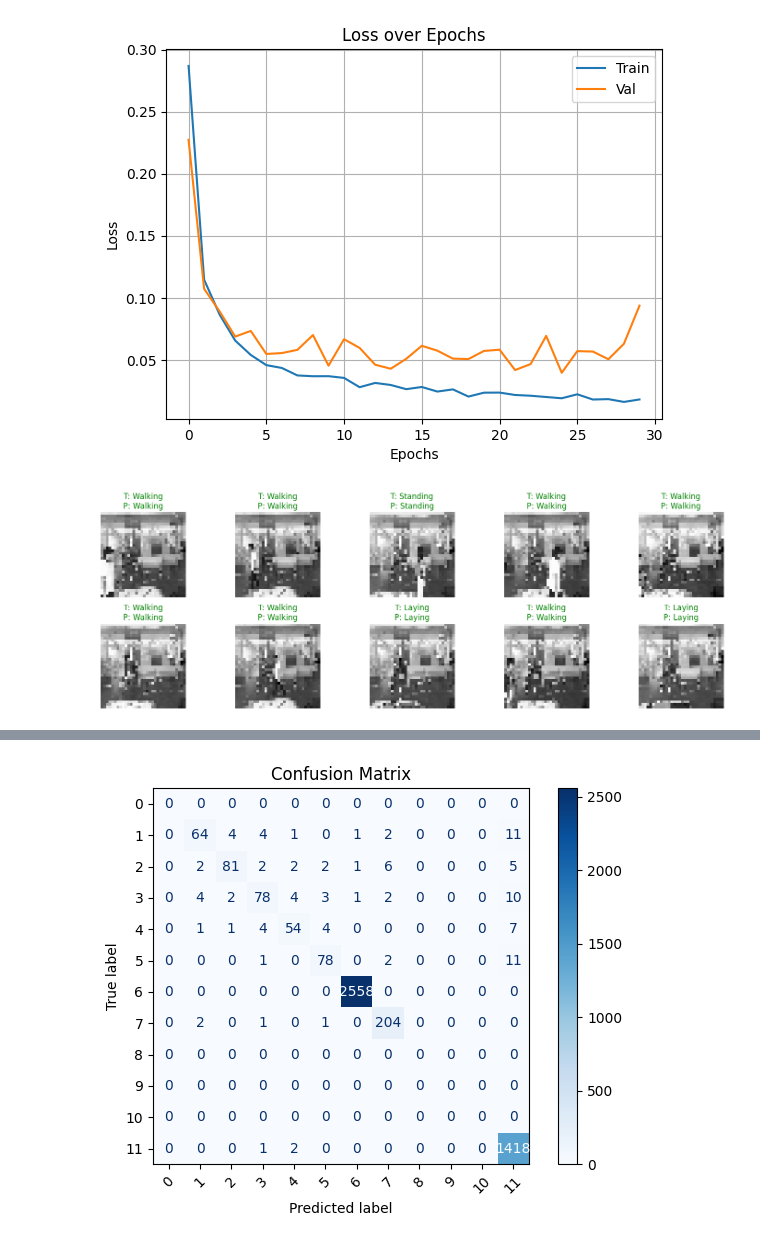
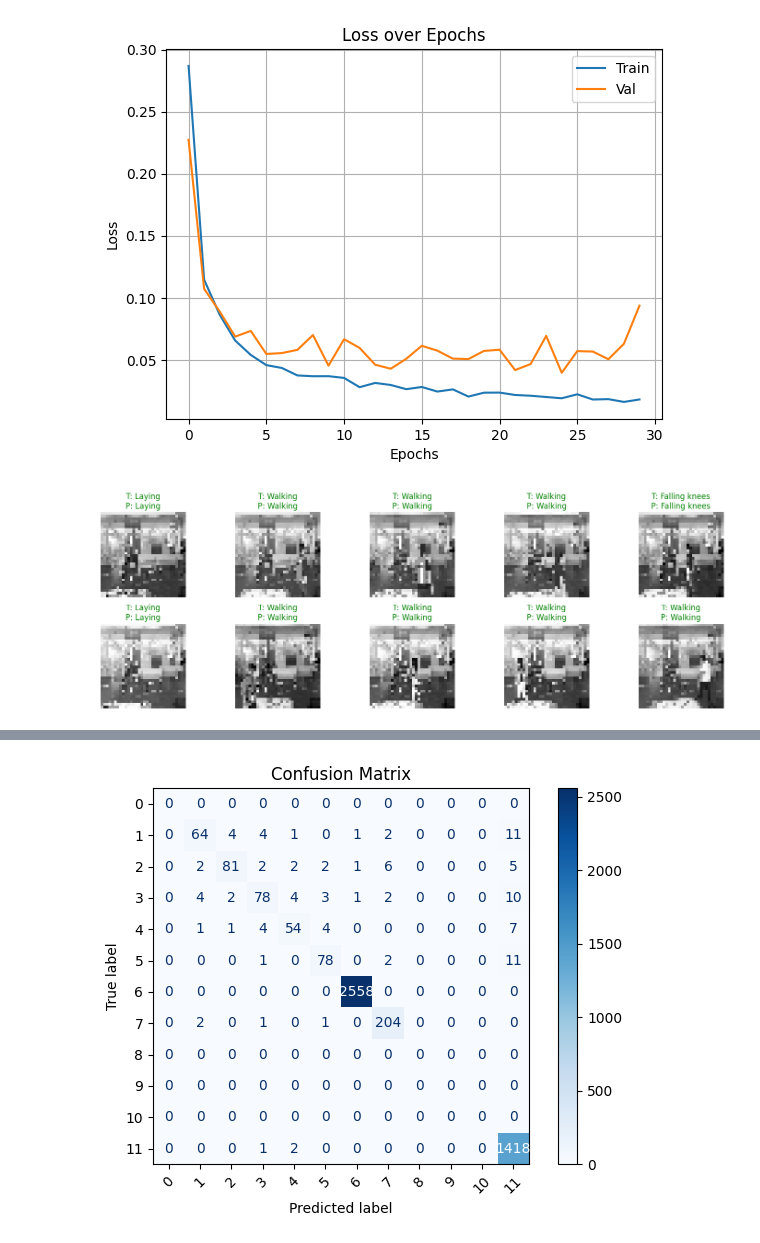
Before and after one commit to ndbac/fall-detection-using-up-dataset, a Jupyter notebook: train.ipynb, the cells around one changed output, grey strips where cells are left out. Saved outputs shown, nothing was run; the diff lists cells and outputs as text; code cells hidden in the pictures.

```diff
--- a/train.ipynb
+++ b/train.ipynb
@@ -434,23 +434,23 @@ for metric in ['accuracy', 'precision', 'recall', 'loss']:
 [figure]
 # %%
 N = 10
-indices = np.random.choice(len(cam_1_test), size=N, replace=False)
+indices = np.random.choice(len(cam_2_test), size=N, replace=False)
 
 plt.figure(figsize=(15, 5))
 for i, idx in enumerate(indices):
     ax = plt.subplot(2, N // 2, i + 1)
     img = cam_1_test[idx].squeeze()
     ax.imshow(img, cmap='gray')
     ax.axis('off')
     true_label = class_name[y_true_classes[idx]]
     pred_label = class_name[y_pred_classes[idx]]
     color = "green" if true_label == pred_label else "red"
     ax.set_title(f"T: {true_label}\nP: {pred_label}", color=color)
 
 plt.tight_layout()
 plt.show()
 # %% [output]
-[figure, old version]
+[figure, new version]
 # %%
 model_cam1.save("model_cam2.keras")
 # %%
```
